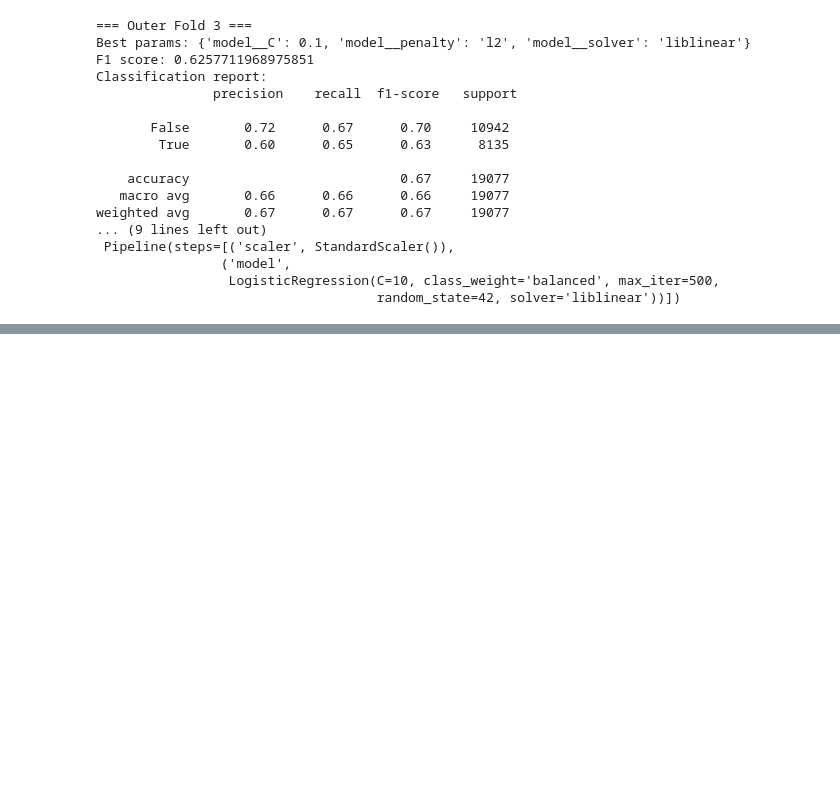
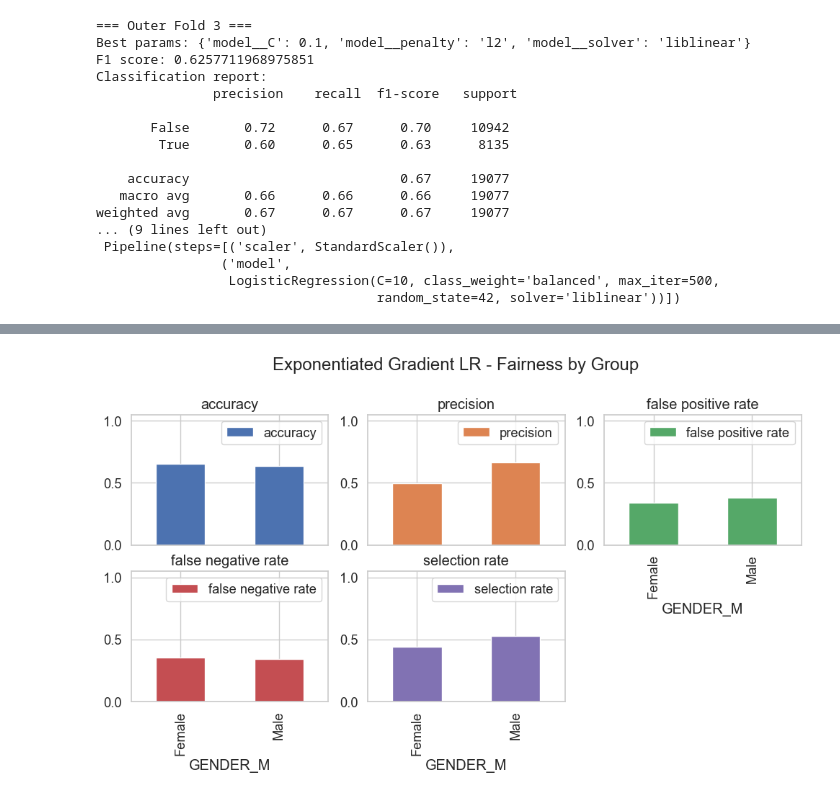
Before and after one commit to martenzZe/MRAI_project, a Jupyter notebook: Project_code.ipynb, the cells around one changed output, grey strips where cells are left out. Saved outputs shown, nothing was run; the diff lists cells and outputs as text; code cells hidden in the pictures; blank space fills up the shorter version.

```diff
--- a/Project_code.ipynb
+++ b/Project_code.ipynb
@@ -739,0 +739,88 @@ array([[<Axes: title={'center': 'accuracy'}, xlabel='GENDER_M'>,
+# %%
+
+#Model
+lr_model = LogisticRegression(
+    C=0.01,
+    penalty='l2',
+    solver='lbfgs',
+    max_iter=1000,
+    class_weight='balanced',
+    random_state=42
+)
+
+constraint = EqualizedOdds()
+
+# Wrap with Exponentiated Gradient
+eg_model = ExponentiatedGradient(
+    estimator=lr_model,
+    constraints=constraint
+)
+
+#Training EG model
+eg_model.fit(
+    X_train,
+    y_train,
+    sensitive_features=sensitive_train
+)
+
+#Predictions
+y_pred_eg = eg_model.predict(X_test)
+
+# EG model does not directly expose predict_proba(),
+# but we can compute expected probabilities
+try:
+    y_prob_eg = eg_model.predict_proba(X_test)[:, 1]
+except:
+    # Backup probability method
+    y_prob_eg = np.mean(
+        [m.predict_proba(X_test)[:, 1] for m in eg_model.predictors_],
+        axis=0
+    )
+
+#Performance metrics
+eg_accuracy = accuracy_score(y_test, y_pred_eg)
+eg_f1 = f1_score(y_test, y_pred_eg)
+eg_auc = roc_auc_score(y_test, y_prob_eg)
+
+print("\nExponentiated Gradient LR performance:")
+print("Accuracy:", eg_accuracy)
+print("F1:", eg_f1)
+print("AUC:", eg_auc)
+
+#Fairness metrics
+
+eg_metric_frame = MetricFrame(
+    metrics=metrics,
+    y_true=y_test,
+    y_pred=y_pred_eg,
+    sensitive_features=sensitive_test_named
+)
+
+demographic_eg = demographic_parity_difference(
+    y_true=y_test,
+    y_pred=y_pred_eg,
+    sensitive_features=sensitive_test_named
+)
+
+equalizedodd_eg = equalized_odds_difference(
+    y_true=y_test,
+    y_pred=y_pred_eg,
+    sensitive_features=sensitive_test_named
+)
+
+print("\nExponentiated Gradient fairness metrics:")
+print("Demographic Parity Difference:", demographic_eg)
+print("Equalized Odds Difference:", equalizedodd_eg)
+
+#Plot
+
+eg_metric_frame.by_group.plot.bar(
+    subplots=True,
+    layout=[3, 3],
+    legend=True,
+    figsize=[12, 8],
+    ylim=[0, 1.05],
+    title="Exponentiated Gradient LR - Fairness by Group"
+)
+plt.show()
+# %% [output]
@@ -739,0 +852 @@ array([[<Axes: title={'center': 'accuracy'}, xlabel='GENDER_M'>,
+[figure, added]
```
Also changed, not shown: parts of 9 cells of this notebook.
